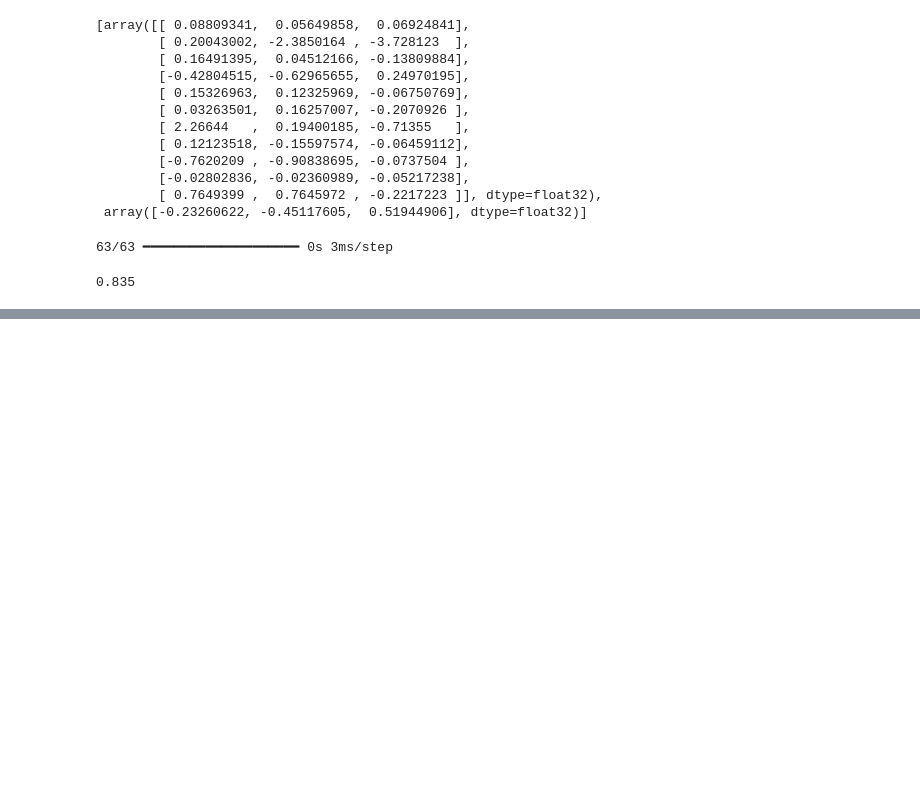
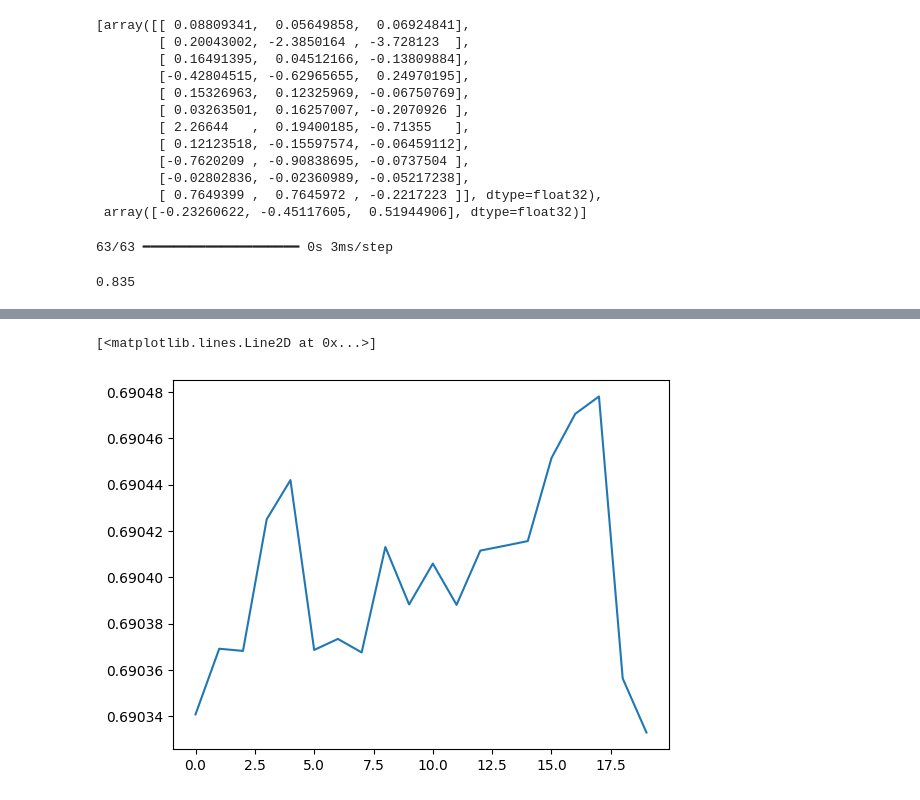
Before and after one commit to waqasraza8383/DeepLearning, a Jupyter notebook: churn_prediction.ipynb, the cells around one changed output, grey strips where cells are left out. Saved outputs shown, nothing was run; the diff lists cells and outputs as text; code cells hidden in the pictures; blank space fills up the shorter version.

```diff
--- a/churn_prediction.ipynb
+++ b/churn_prediction.ipynb
@@ -276,0 +301,5 @@ accuracy_score(y_test,y_pred)
+# %%
+plt.plot(history.history['val_loss'])
+# %% [output]
+[<matplotlib.lines.Line2D at 0x...>]
+[figure, added]
```
Also changed, not shown: parts of 3 cells of this notebook, 1 other file.
